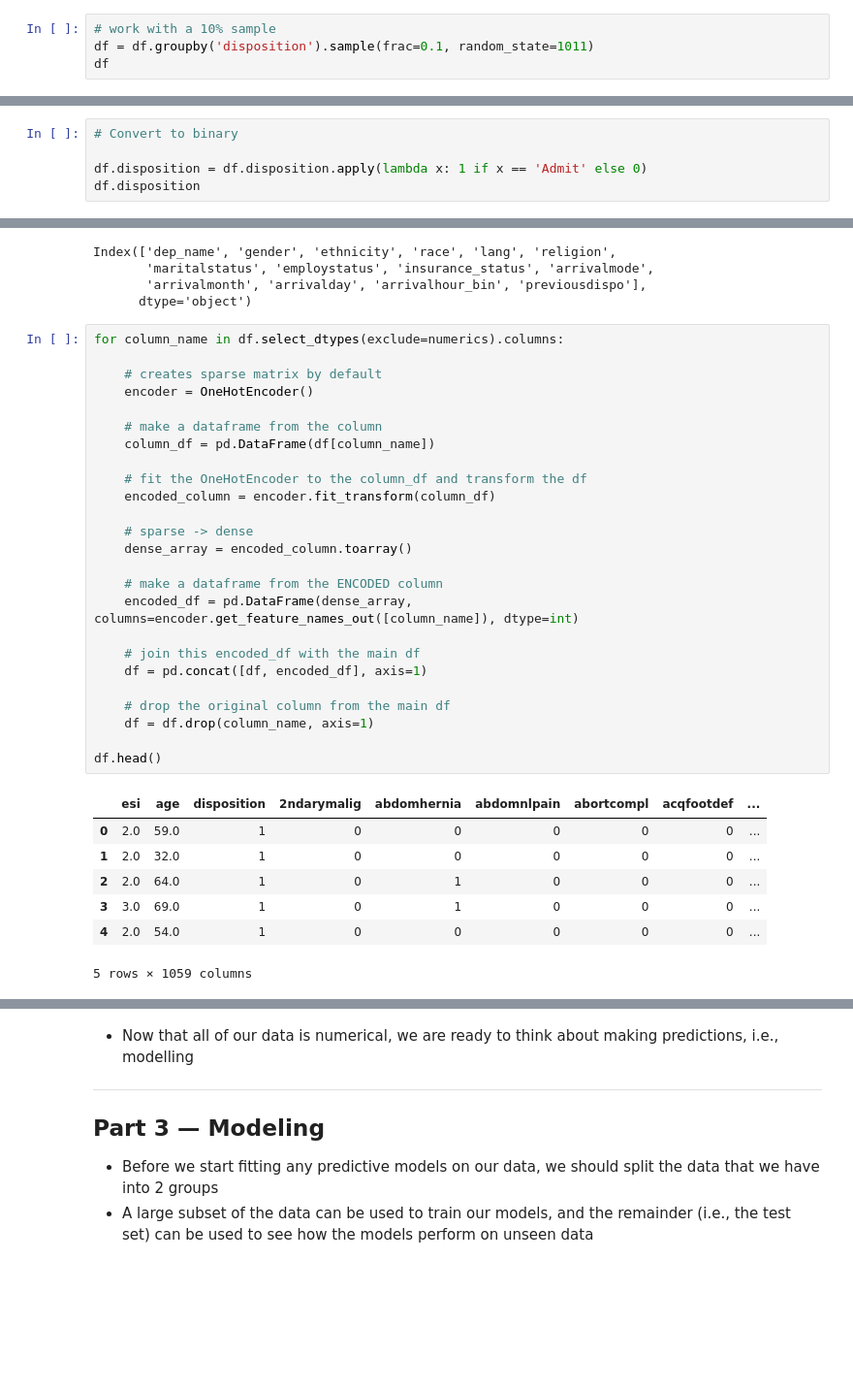
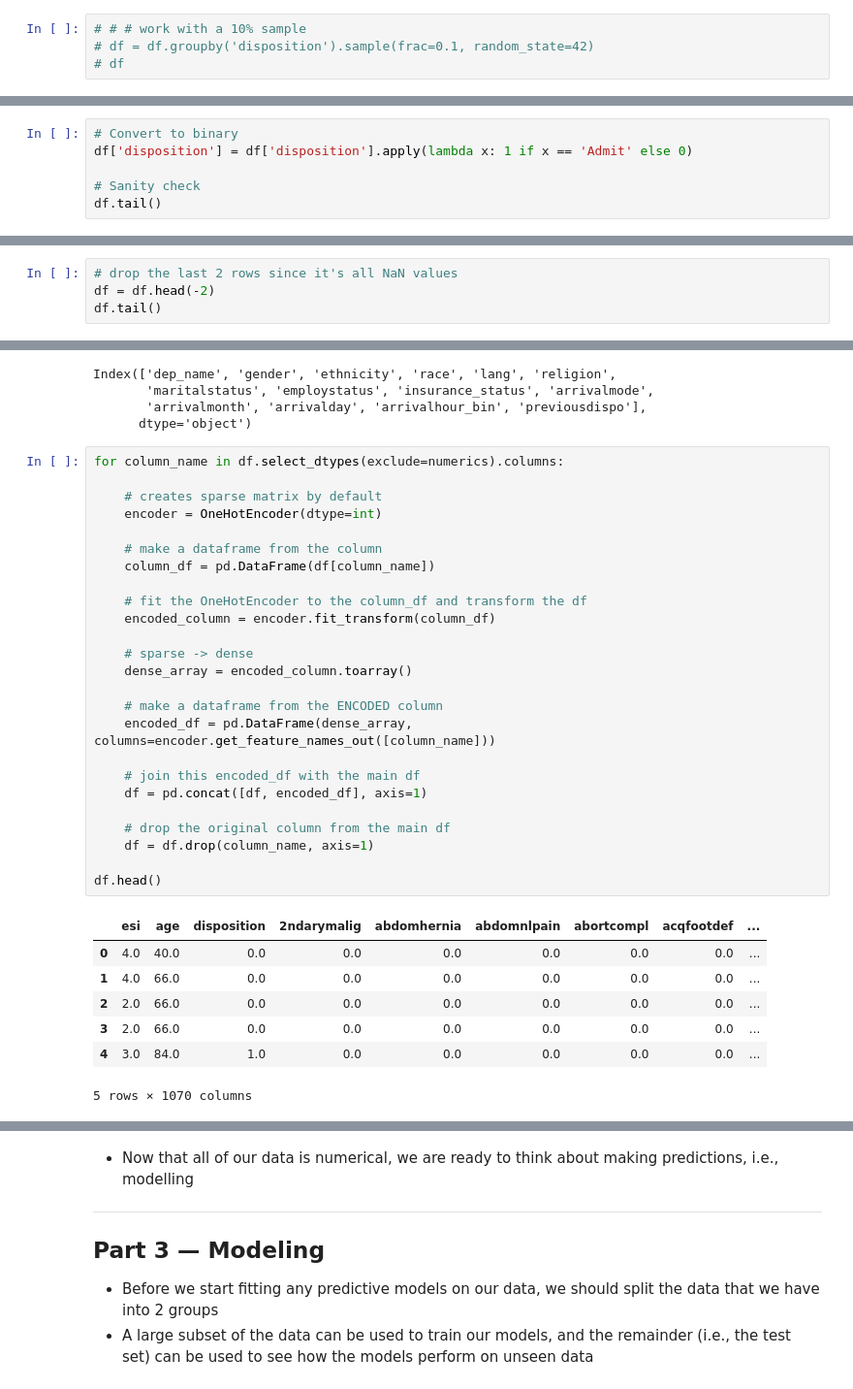
Before and after one commit to yashnagpaul/data-science-capstone, a Jupyter notebook: Yash_Nagpaul_Capstone.ipynb, the cells around one changed output, grey strips where cells are left out. Shown at 97% size. Saved outputs shown, nothing was run; the diff lists cells and outputs as text; blank space fills up the shorter version.

```diff
--- a/Yash_Nagpaul_Capstone.ipynb
+++ b/Yash_Nagpaul_Capstone.ipynb
@@ -54,6 +54,6 @@ df.head()
 | 4 | A | 3.0 | 84.0 | Female | Hispanic or Latino | Other | Other | Pentecostal | Widowed | ... |
 5 rows × 972 columns
 # %%
-# work with a 10% sample
-df = df.groupby('disposition').sample(frac=0.1, random_state=1011)
-df
+# # # work with a 10% sample
+# df = df.groupby('disposition').sample(frac=0.1, random_state=42)
+# df
@@ -182,6 +168,7 @@ Name: disposition, dtype: float64
 **Note**: Before splitting the dataset for model training, we will need to account for this imbalance between the classes in our target variable.
 # %%
 # Convert to binary
+df['disposition'] = df['disposition'].apply(lambda x: 1 if x == 'Admit' else 0)
 
-df.disposition = df.disposition.apply(lambda x: 1 if x == 'Admit' else 0)
-df.disposition
+# Sanity check
+df.tail()
@@ -200,0 +175,4 @@ Name: disposition, Length: 56049, dtype: int64
+# %%
+# drop the last 2 rows since it's all NaN values
+df = df.head(-2)
+df.tail()
@@ -235,35 +221,35 @@ Index(['dep_name', 'gender', 'ethnicity', 'race', 'lang', 'religion',
 # %%
 for column_name in df.select_dtypes(exclude=numerics).columns:
 
     # creates sparse matrix by default
-    encoder = OneHotEncoder()
+    encoder = OneHotEncoder(dtype=int)
 
     # make a dataframe from the column
     column_df = pd.DataFrame(df[column_name])
 
     # fit the OneHotEncoder to the column_df and transform the df
     encoded_column = encoder.fit_transform(column_df)
 
     # sparse -> dense
     dense_array = encoded_column.toarray()
 
     # make a dataframe from the ENCODED column
-    encoded_df = pd.DataFrame(dense_array, columns=encoder.get_feature_names_out([column_name]), dtype=int)
+    encoded_df = pd.DataFrame(dense_array, columns=encoder.get_feature_names_out([column_name]))
 
     # join this encoded_df with the main df
     df = pd.concat([df, encoded_df], axis=1)
 
     # drop the original column from the main df
     df = df.drop(column_name, axis=1)
 
 df.head()
 # %% [output]
 |  | esi | age | disposition | 2ndarymalig | abdomhernia | abdomnlpain | abortcompl | acqfootdef | ... |
-| 0 | 2.0 | 59.0 | 1 | 0 | 0 | 0 | 0 | 0 | ... |
-| 1 | 2.0 | 32.0 | 1 | 0 | 0 | 0 | 0 | 0 | ... |
-| 2 | 2.0 | 64.0 | 1 | 0 | 1 | 0 | 0 | 0 | ... |
-| 3 | 3.0 | 69.0 | 1 | 0 | 1 | 0 | 0 | 0 | ... |
-| 4 | 2.0 | 54.0 | 1 | 0 | 0 | 0 | 0 | 0 | ... |
+| 0 | 4.0 | 40.0 | 0.0 | 0.0 | 0.0 | 0.0 | 0.0 | 0.0 | ... |
+| 1 | 4.0 | 66.0 | 0.0 | 0.0 | 0.0 | 0.0 | 0.0 | 0.0 | ... |
+| 2 | 2.0 | 66.0 | 0.0 | 0.0 | 0.0 | 0.0 | 0.0 | 0.0 | ... |
+| 3 | 2.0 | 66.0 | 0.0 | 0.0 | 0.0 | 0.0 | 0.0 | 0.0 | ... |
+| 4 | 3.0 | 84.0 | 1.0 | 0.0 | 0.0 | 0.0 | 0.0 | 0.0 | ... |
-5 rows × 1059 columns
+5 rows × 1070 columns
 # %%
 print(f'Through one hot encoding the categorical variables, we have added {1070-972} new columns to our dataframe.')
```
Also changed, not shown: parts of 15 cells of this notebook.
